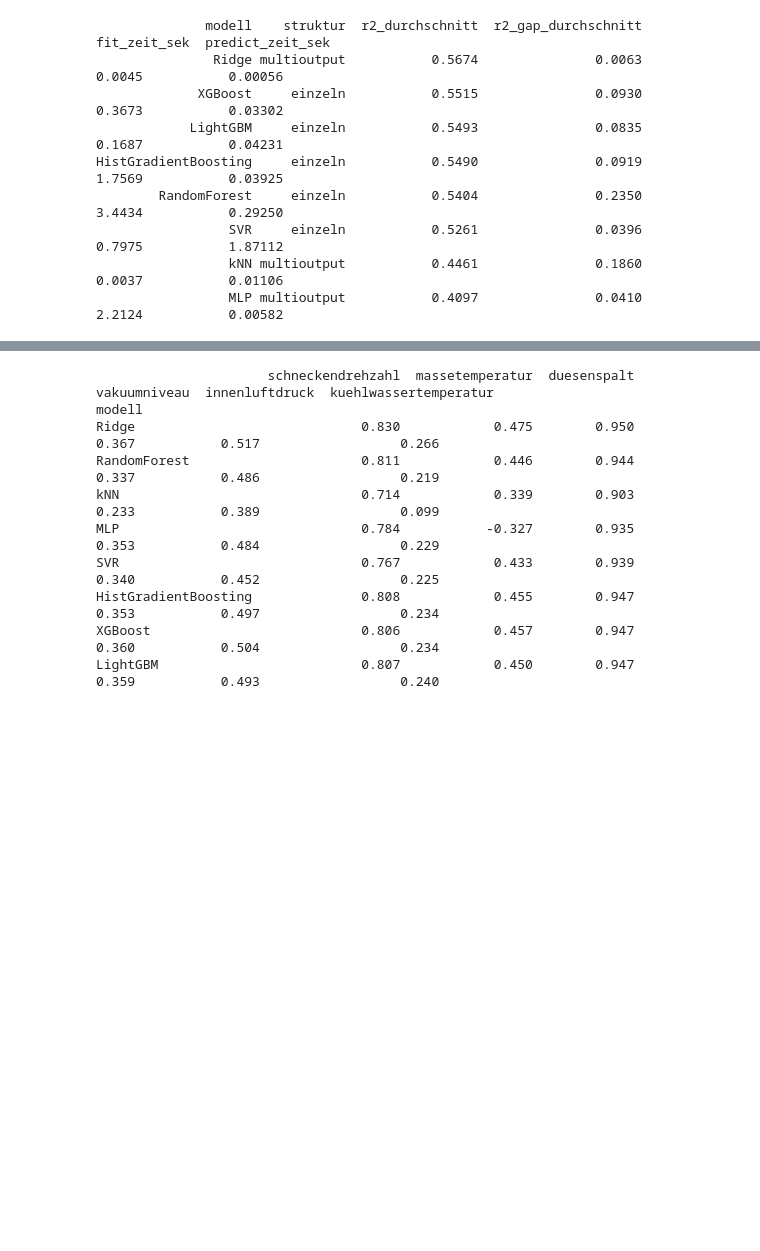
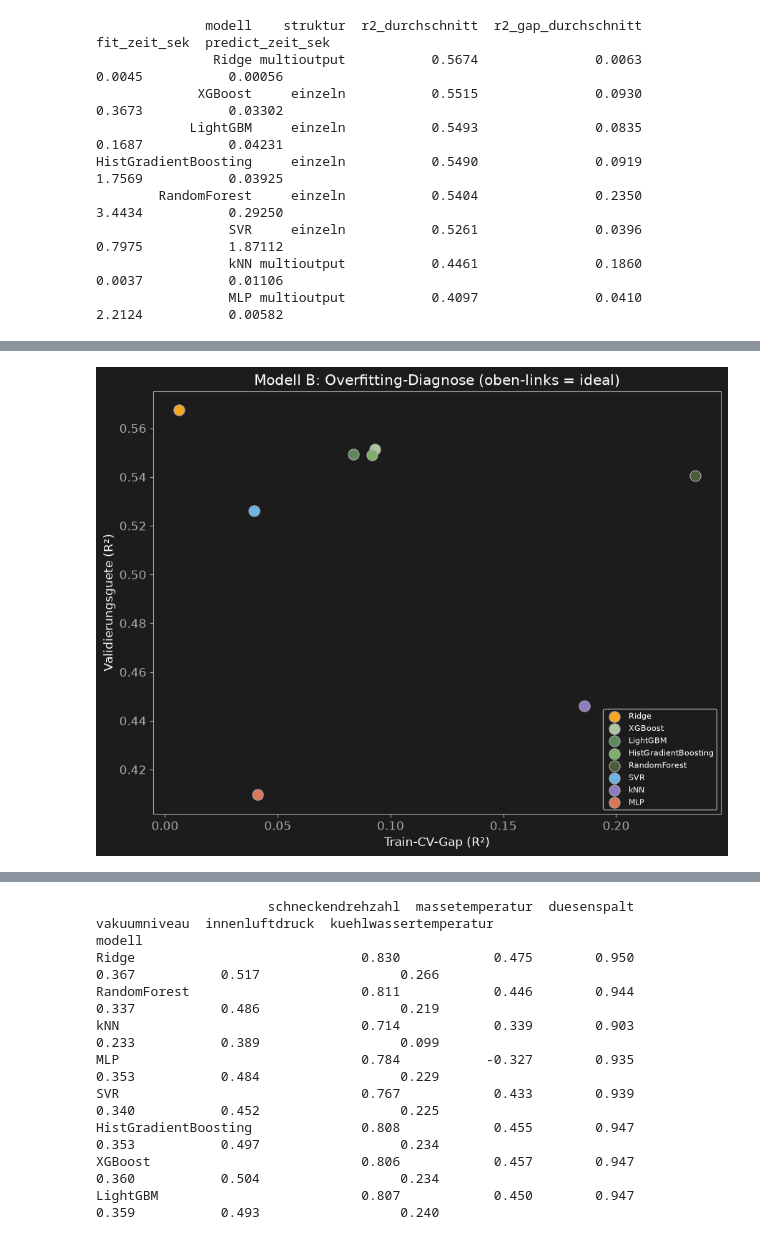
Before and after one commit to AwaTekoete/_MyExtrusionML_Synthetisch, a Jupyter notebook: notebooks/11_modeling_model_b.ipynb, the cells around one changed output, grey strips where cells are left out. Cells and saved outputs as stored; diff of their text form; code cells hidden in the pictures; blank space fills up the shorter version.

```diff
--- a/notebooks/11_modeling_model_b.ipynb
+++ b/notebooks/11_modeling_model_b.ipynb
@@ -438,0 +494,24 @@ HistGradientBoosting     einzeln           0.5490               0.0919        1.
+# %%
+# =============================================================================
+# Zelle 08c – Grafik: Train-CV-Gap vs. R² (Overfitting-Diagnose)
+# =============================================================================
+fig, ax = plt.subplots(figsize=(9, 7))
+
+modell_farben_b = {
+    "Ridge": "#F5A623", "RandomForest": "#4A5C3A", "kNN": "#8E7CC3", "MLP": "#D97757",
+    "SVR": "#6CB4E4", "HistGradientBoosting": "#7FB069", "XGBoost": "#B0C4A0", "LightGBM": "#5C8A5C",
+}
+
+for _, row in gesamt_df.iterrows():
+    ax.scatter(row["r2_gap_durchschnitt"], row["r2_durchschnitt"], color=modell_farben_b.get(row["modell"], COLOR_TEXT_MUTED),
+               s=120, edgecolors=COLOR_TEXT_MUTED, linewidths=0.8, label=row["modell"])
+
+ax.set_xlabel("Train-CV-Gap (R²)")
+ax.set_ylabel("Validierungsguete (R²)")
+ax.set_title("Modell B: Overfitting-Diagnose (oben-links = ideal)")
+ax.legend(fontsize=8, loc="lower right")
+plt.tight_layout()
+save_figure(fig, "../reports/figures/11_overfitting_diagnose_model_b.png")
+plt.show()
+# %% [output]
+[figure, added]
```
Also changed, not shown: parts of 8 cells of this notebook, 3 other files.
